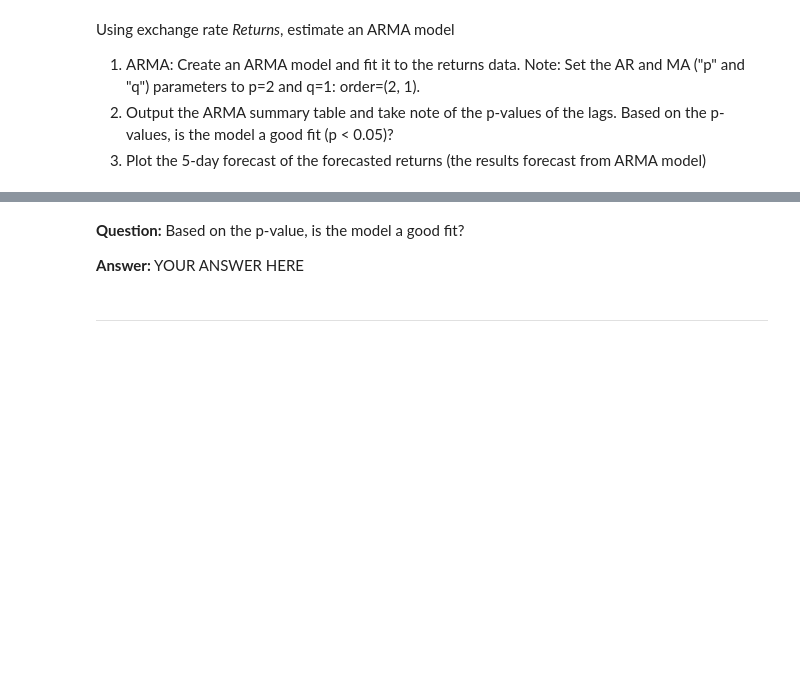
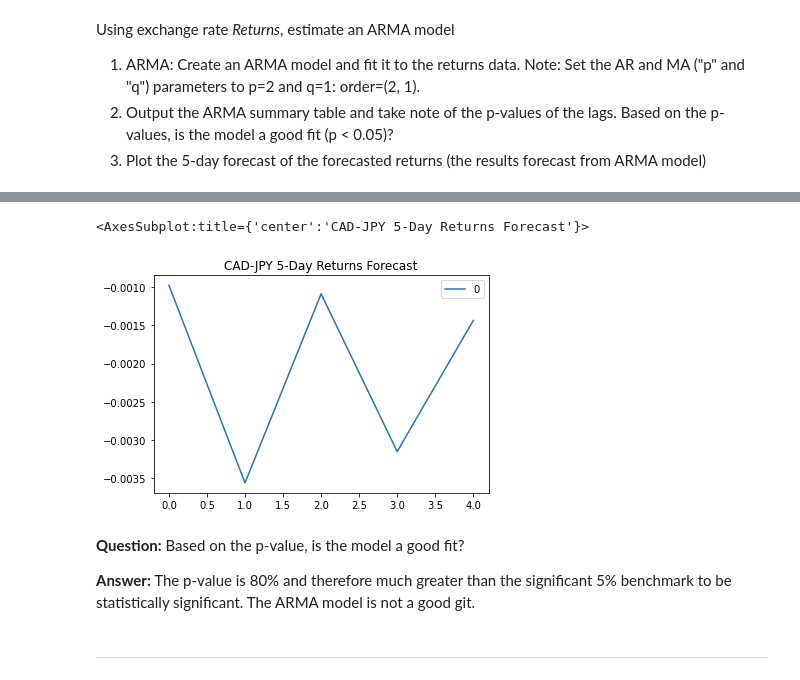
Before and after one commit to tyedem/Yen_For_The_Future, a Jupyter notebook: time_series_analysis.ipynb, the cells around one changed output, grey strips where cells are left out. Saved outputs shown, nothing was run; the diff lists cells and outputs as text; code cells hidden in the pictures; blank space fills up the shorter version.

```diff
--- a/time_series_analysis.ipynb
+++ b/time_series_analysis.ipynb
@@ -110,8 +118,8 @@ returns.tail()
 # %%
-import statsmodels.api as sm
+from statsmodels.tsa.arima_model import ARMA
 
 # Estimate and ARMA model using statsmodels (use order=(2, 1))
-# YOUR CODE HERE!
+arma_model = ARMA(returns.values, order=(2,1))
 
 # Fit the model and assign it to a variable called results
-# YOUR CODE HERE!
+arma_results = arma_model.fit()
@@ -124,7 +167,13 @@ import statsmodels.api as sm
+# %%
+# Plot the 5 Day Returns Forecast
+pd.DataFrame(arma_results.forecast(steps=5)[0]).plot(title="ARMA CAD-JPY 5-Day Returns Forecast")
+# %% [output]
+<AxesSubplot:title={'center':'CAD-JPY 5-Day Returns Forecast'}>
+[figure, added]
 # %% [markdown]
 **Question:** Based on the p-value, is the model a good fit?
 
-**Answer:** YOUR ANSWER HERE
+**Answer:** The p-value is 80% and therefore much greater than the significant 5% benchmark to be statistically significant. The ARMA model is not a good git.
 # %% [markdown]
 ---
 # %% [markdown]
```
Also changed, not shown: parts of 28 cells of this notebook.
